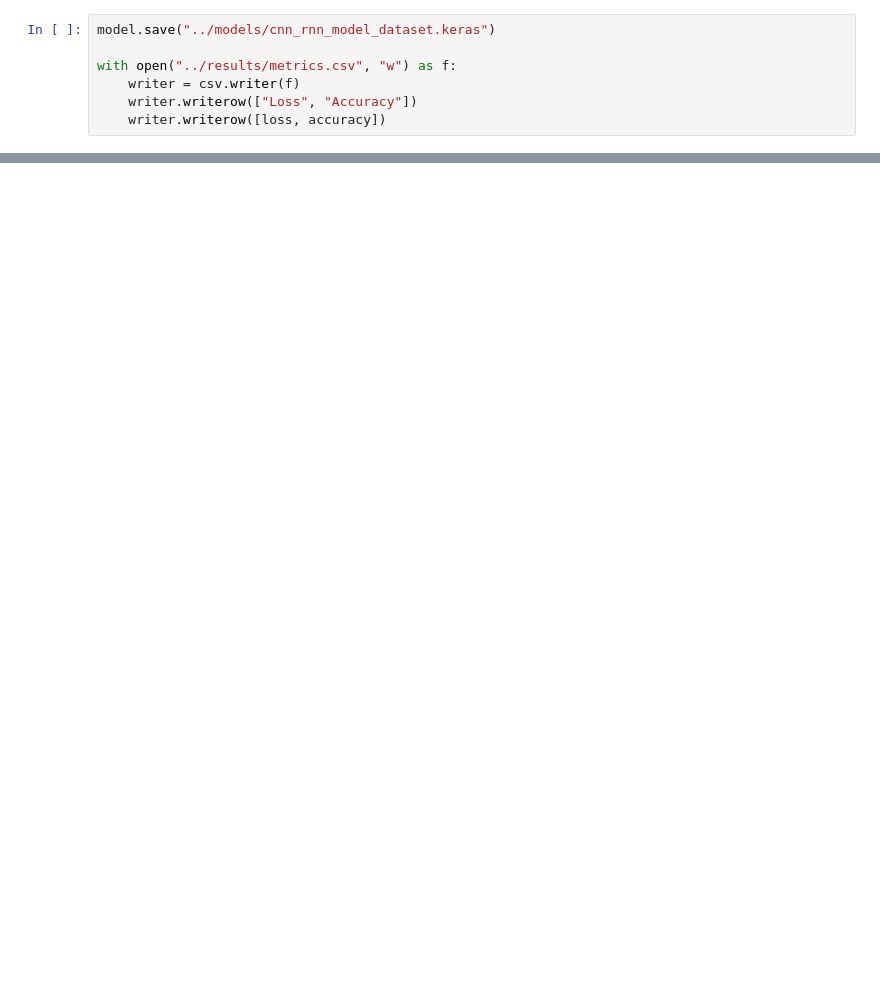
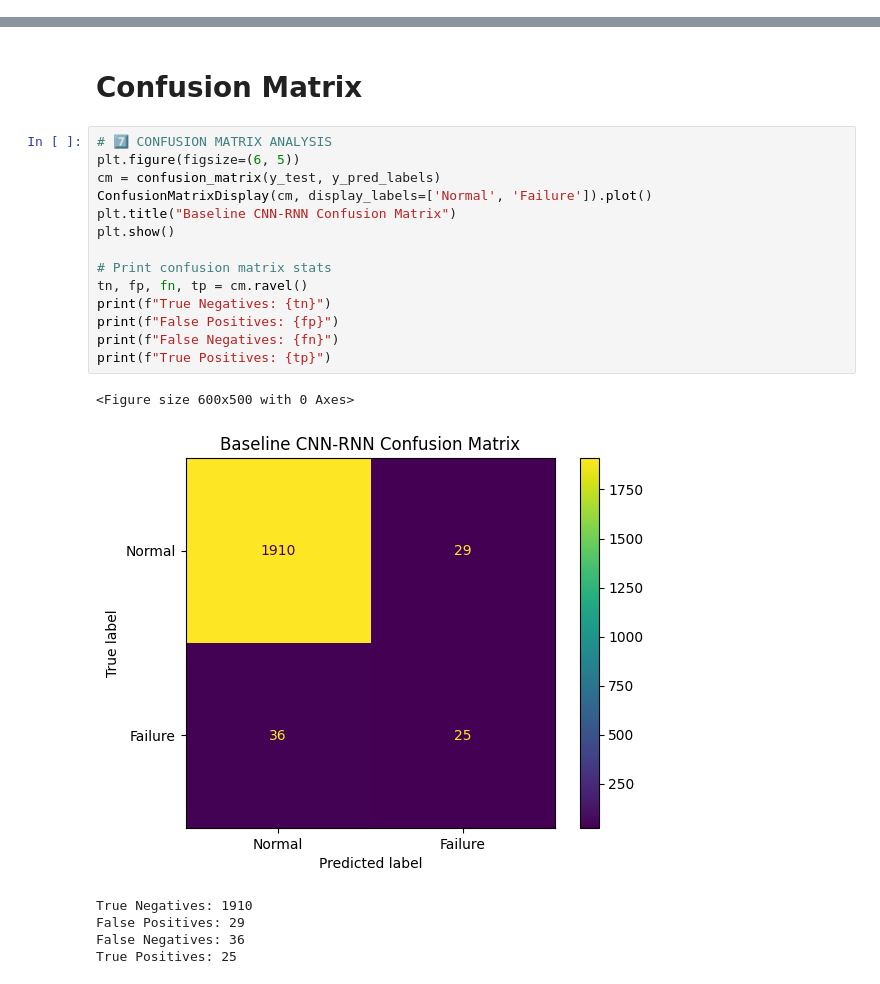
Before and after one commit to lucazagaia/Predictive-Maintenance, a Jupyter notebook: detection/notebooks/01_exploration.ipynb, the cells around one changed output, grey strips where cells are left out. Cells and saved outputs as stored; diff of their text form; blank space fills up the shorter version.

```diff
--- a/detection/notebooks/01_exploration.ipynb
+++ b/detection/notebooks/01_exploration.ipynb
@@ -145,7 +0,0 @@ Test Accuracy: 0.9655
-# %%
-model.save("../models/cnn_rnn_model_dataset.keras")
-
-with open("../results/metrics.csv", "w") as f:
-    writer = csv.writer(f)
-    writer.writerow(["Loss", "Accuracy"])
-    writer.writerow([loss, accuracy])
@@ -221,0 +212,23 @@ plt.show()
+# %% [markdown]
+# Confusion Matrix
+# %%
+# 7️⃣ CONFUSION MATRIX ANALYSIS
+plt.figure(figsize=(6, 5))
+cm = confusion_matrix(y_test, y_pred_labels)
+ConfusionMatrixDisplay(cm, display_labels=['Normal', 'Failure']).plot()
+plt.title("Baseline CNN-RNN Confusion Matrix")
+plt.show()
+
+# Print confusion matrix stats
+tn, fp, fn, tp = cm.ravel()
+print(f"True Negatives: {tn}")
+print(f"False Positives: {fp}")
+print(f"False Negatives: {fn}")
+print(f"True Positives: {tp}")
+# %% [output]
+<Figure size 600x500 with 0 Axes>
+[figure, added]
+True Negatives: 1910
+False Positives: 29
+False Negatives: 36
+True Positives: 25
```
Also changed, not shown: parts of 37 cells of this notebook, 32 other files.
